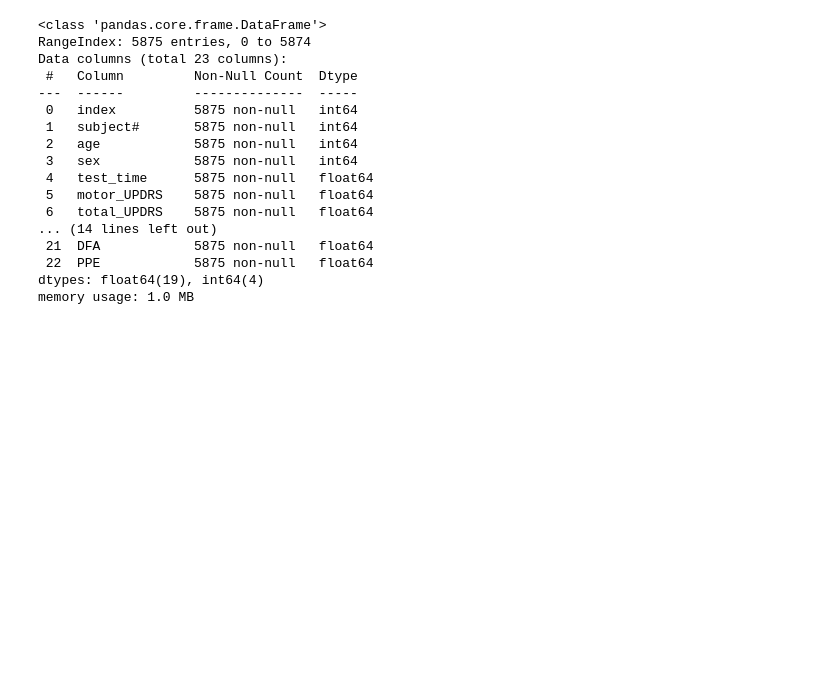
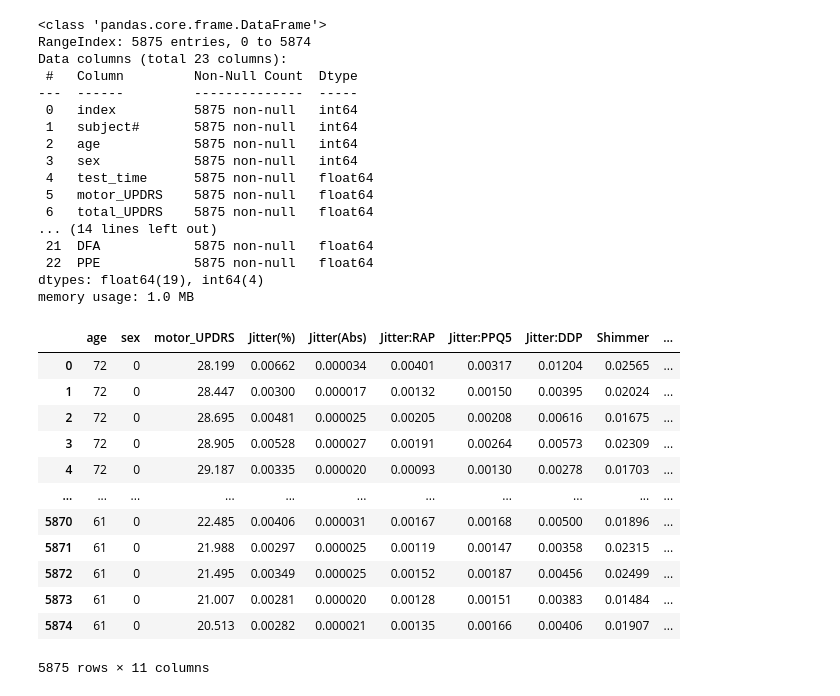
Before and after one commit to satyamranatc/MLProject, a Jupyter notebook: Parkinson.ipynb, the cells around one changed output. Cells and saved outputs as stored; diff of their text form; code cells hidden in the pictures; blank space fills up the shorter version.

```diff
--- a/Parkinson.ipynb
+++ b/Parkinson.ipynb
@@ -48,3 +48,21 @@ memory usage: 1.0 MB
 # RPDE: Recurrence period density entropy, a measure of complexity in the voice signal.
 # DFA: Detrended fluctuation analysis, reflecting fractal scaling properties.
 # PPE: Pitch period entropy, capturing randomness in the voice signal.
+# %%
+x = df[["age","sex","motor_UPDRS","Jitter(%)","Jitter(Abs)","Jitter:RAP","Jitter:PPQ5","Jitter:DDP","Shimmer","Shimmer(dB)","Shimmer:APQ3"]]
+# %%
+x
+# %% [output]
+|  | age | sex | motor_UPDRS | Jitter(%) | Jitter(Abs) | Jitter:RAP | Jitter:PPQ5 | Jitter:DDP | Shimmer | ... |
+| 0 | 72 | 0 | 28.199 | 0.00662 | 0.000034 | 0.00401 | 0.00317 | 0.01204 | 0.02565 | ... |
+| 1 | 72 | 0 | 28.447 | 0.00300 | 0.000017 | 0.00132 | 0.00150 | 0.00395 | 0.02024 | ... |
+| 2 | 72 | 0 | 28.695 | 0.00481 | 0.000025 | 0.00205 | 0.00208 | 0.00616 | 0.01675 | ... |
+| 3 | 72 | 0 | 28.905 | 0.00528 | 0.000027 | 0.00191 | 0.00264 | 0.00573 | 0.02309 | ... |
+| 4 | 72 | 0 | 29.187 | 0.00335 | 0.000020 | 0.00093 | 0.00130 | 0.00278 | 0.01703 | ... |
+| ... | ... | ... | ... | ... | ... | ... | ... | ... | ... | ... |
+| 5870 | 61 | 0 | 22.485 | 0.00406 | 0.000031 | 0.00167 | 0.00168 | 0.00500 | 0.01896 | ... |
+| 5871 | 61 | 0 | 21.988 | 0.00297 | 0.000025 | 0.00119 | 0.00147 | 0.00358 | 0.02315 | ... |
+| 5872 | 61 | 0 | 21.495 | 0.00349 | 0.000025 | 0.00152 | 0.00187 | 0.00456 | 0.02499 | ... |
+| 5873 | 61 | 0 | 21.007 | 0.00281 | 0.000020 | 0.00128 | 0.00151 | 0.00383 | 0.01484 | ... |
+| 5874 | 61 | 0 | 20.513 | 0.00282 | 0.000021 | 0.00135 | 0.00166 | 0.00406 | 0.01907 | ... |
+5875 rows × 11 columns
```
Also changed, not shown: parts of 7 cells of this notebook, 2 other files.
